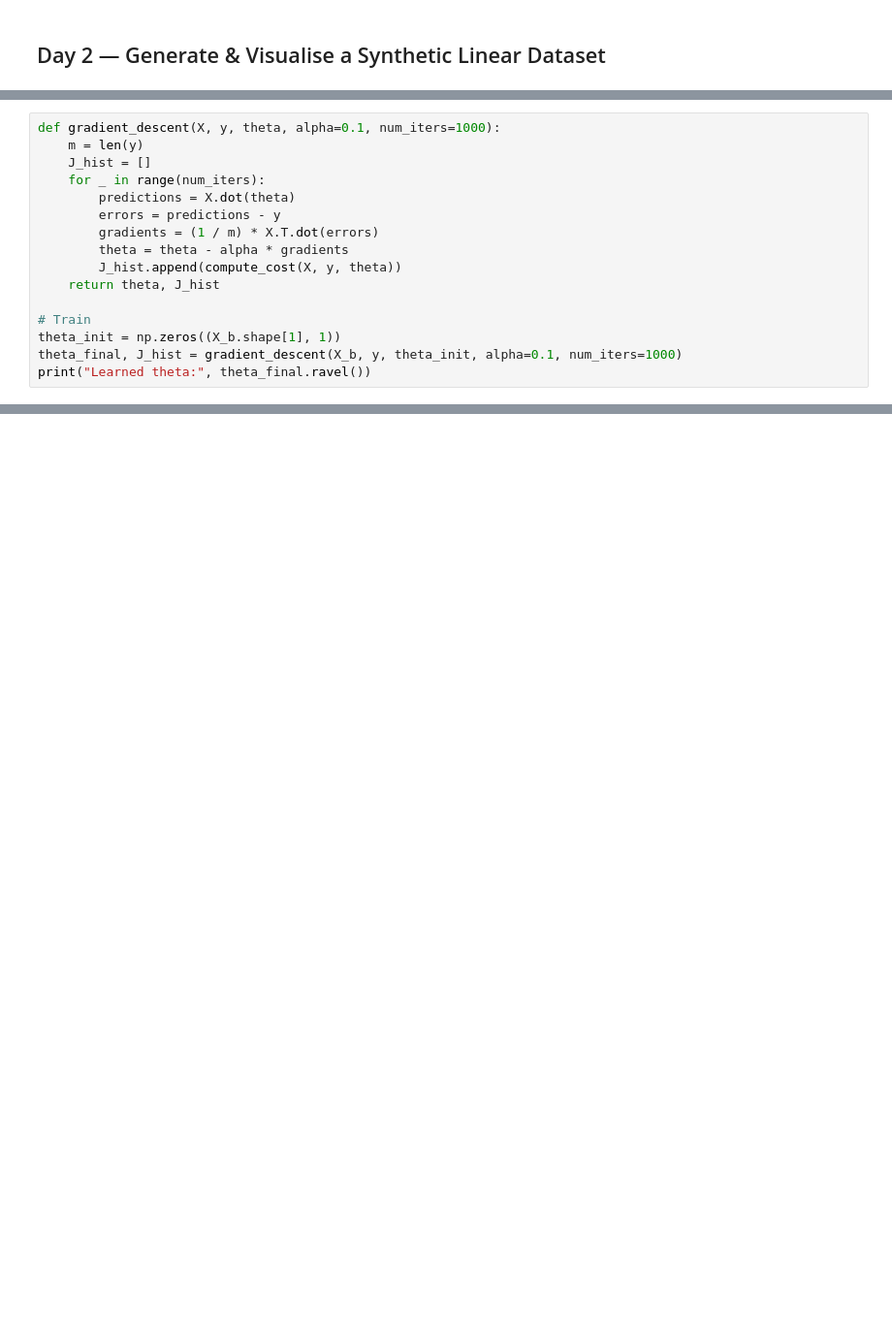
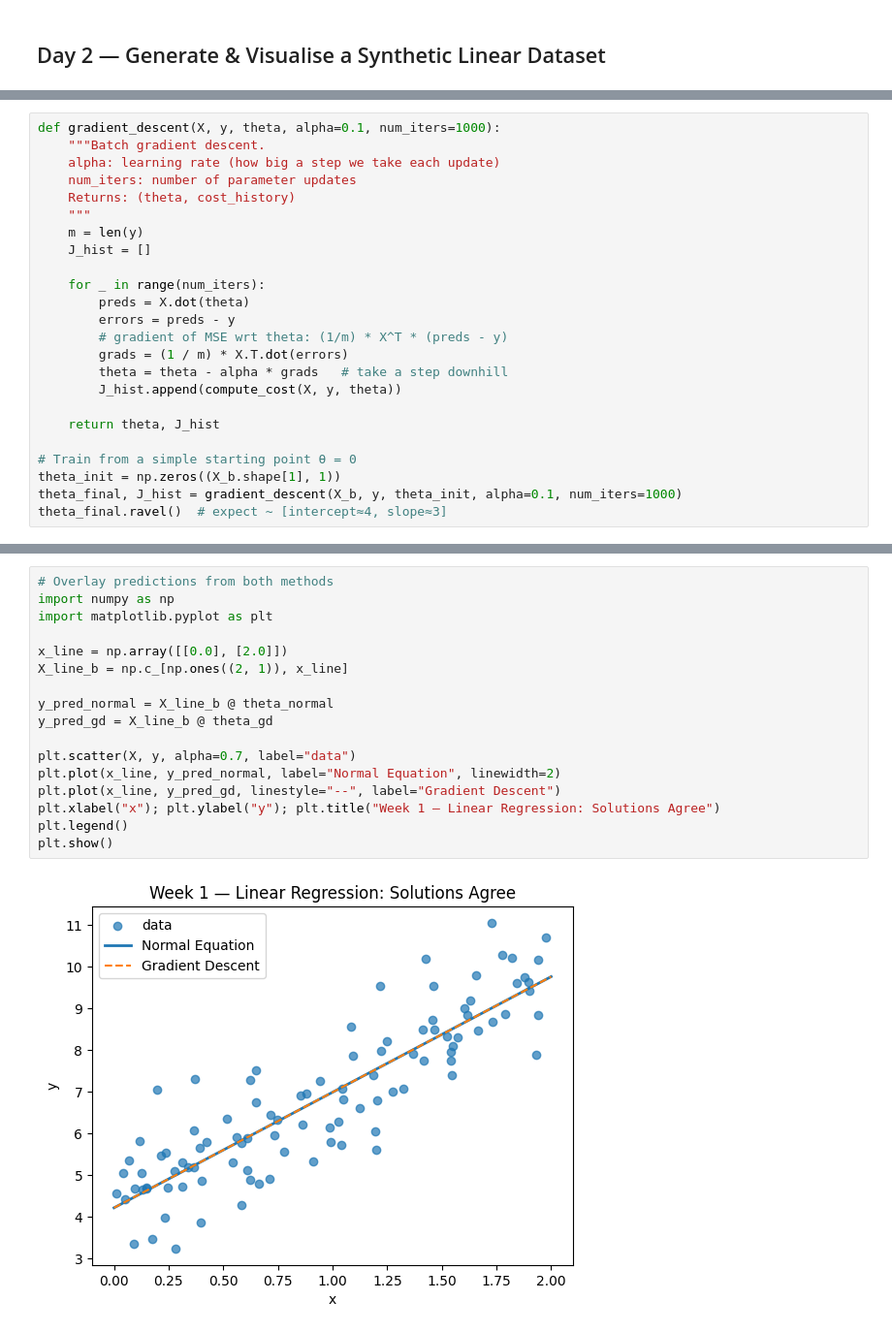
Before and after one commit to Krispy145/ml-foundations, a Jupyter notebook: notebooks/01-linear-regression.ipynb, the cells around one changed output, grey strips where cells are left out. Shown at 97% size. Cells and saved outputs as stored; diff of their text form; blank space fills up the shorter version.

Commit message:
feat: Week 1 complete — comparison + reflection

```diff
--- a/notebooks/01-linear-regression.ipynb
+++ b/notebooks/01-linear-regression.ipynb
@@ -64,16 +87,24 @@ print("Initial cost at theta=zeros:", compute_cost(X_b, y, theta_zeros))
 # %%
 def gradient_descent(X, y, theta, alpha=0.1, num_iters=1000):
+    """Batch gradient descent.
+    alpha: learning rate (how big a step we take each update)
+    num_iters: number of parameter updates
+    Returns: (theta, cost_history)
+    """
     m = len(y)
     J_hist = []
+
     for _ in range(num_iters):
-        predictions = X.dot(theta)
-        errors = predictions - y
-        gradients = (1 / m) * X.T.dot(errors)
-        theta = theta - alpha * gradients
+        preds = X.dot(theta)
+        errors = preds - y
+        # gradient of MSE wrt theta: (1/m) * X^T * (preds - y)
+        grads = (1 / m) * X.T.dot(errors)
+        theta = theta - alpha * grads   # take a step downhill
         J_hist.append(compute_cost(X, y, theta))
+
     return theta, J_hist
 
-# Train
+# Train from a simple starting point θ = 0
 theta_init = np.zeros((X_b.shape[1], 1))
 theta_final, J_hist = gradient_descent(X_b, y, theta_init, alpha=0.1, num_iters=1000)
-print("Learned theta:", theta_final.ravel())
+theta_final.ravel()  # expect ~ [intercept≈4, slope≈3]
@@ -102,0 +196,19 @@ plt.show()
+# %%
+# Overlay predictions from both methods
+import numpy as np
+import matplotlib.pyplot as plt
+
+x_line = np.array([[0.0], [2.0]])
+X_line_b = np.c_[np.ones((2, 1)), x_line]
+
+y_pred_normal = X_line_b @ theta_normal
+y_pred_gd = X_line_b @ theta_gd
+
+plt.scatter(X, y, alpha=0.7, label="data")
+plt.plot(x_line, y_pred_normal, label="Normal Equation", linewidth=2)
+plt.plot(x_line, y_pred_gd, linestyle="--", label="Gradient Descent")
+plt.xlabel("x"); plt.ylabel("y"); plt.title("Week 1 — Linear Regression: Solutions Agree")
+plt.legend()
+plt.show()
+# %% [output]
+[figure, added]
```
Also changed, not shown: parts of 14 cells of this notebook.
